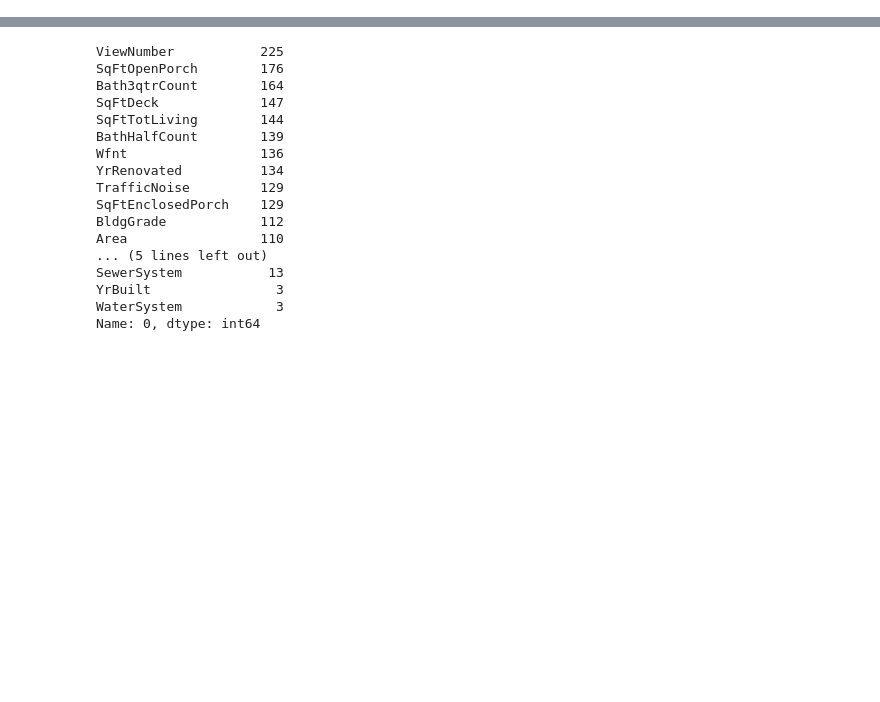
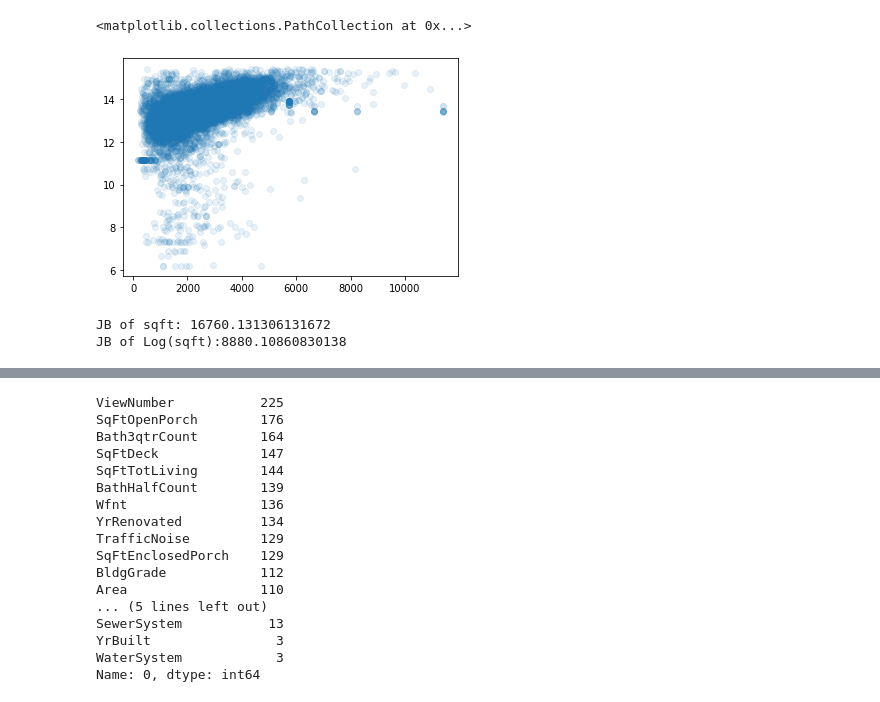
Before and after one commit to sam-thurman/king_county_housing, a Jupyter notebook: notebooks/exploratory/jarod_exploratory.ipynb, the cells around one changed output, grey strips where cells are left out. Cells and saved outputs as stored; diff of their text form; code cells hidden in the pictures; blank space fills up the shorter version.

```diff
--- a/notebooks/exploratory/jarod_exploratory.ipynb
+++ b/notebooks/exploratory/jarod_exploratory.ipynb
@@ -79,0 +85,5 @@ Rainbow p-value: 0.4694881500948912
+# %%
+plt.scatter(sqft, price.apply(math.log), alpha = 0.1)
+# %% [output]
+<matplotlib.collections.PathCollection at 0x...>
+[figure, added]
@@ -79,0 +94,10 @@ Rainbow p-value: 0.4694881500948912
+# %%
+log_sqft = trimmed['SqFtTotLiving'].apply(math.log)
+log_jb = (log_sqft.skew() ** 2 + .25 *(log_sqft.kurtosis() - 3) ** 2) * len(log_sqft) / 6
+
+sqft = trimmed['SqFtTotLiving']
+jb = (sqft.skew() ** 2 + .25 *(sqft.kurtosis() - 3) ** 2) * len(sqft) / 6
+print('JB of sqft: ' + str(jb), '\nJB of Log(sqft):' + str(log_jb))
+# %% [output]
+JB of sqft: 16760.131306131672
+JB of Log(sqft):8880.10860830138
```
Also changed, not shown: parts of 20 cells of this notebook, 4 other files.
